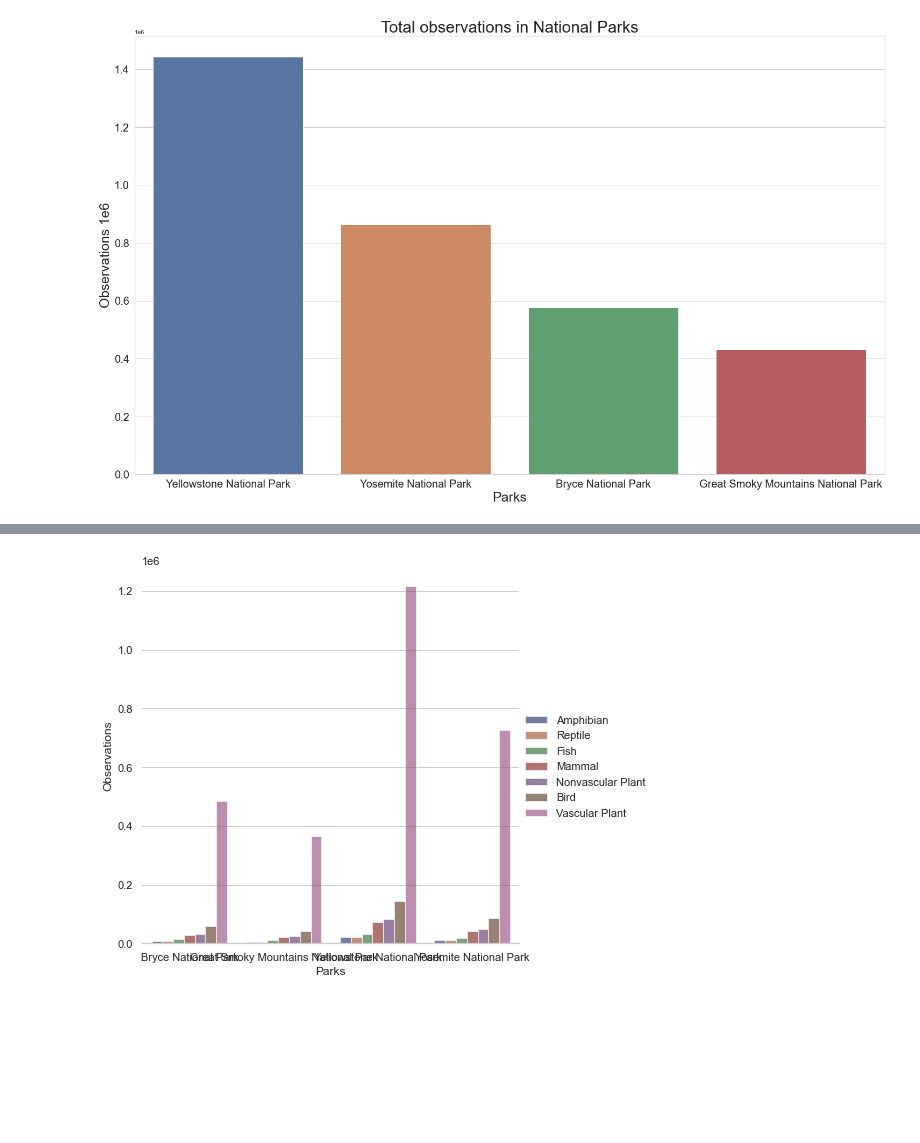
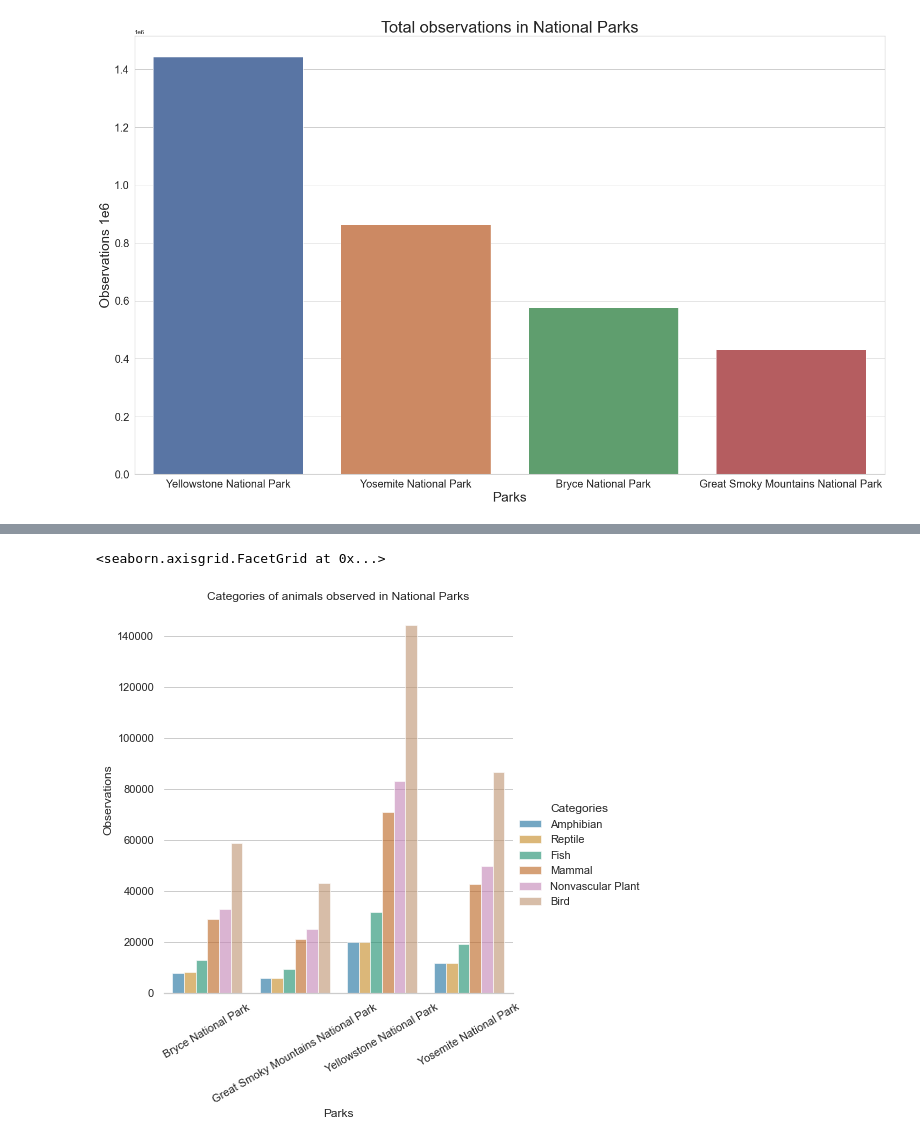
Before and after one commit to abass99/Biodiversity_In_National_Parks, a Jupyter notebook: biodiversity.ipynb, the cells around one changed output, grey strips where cells are left out. Drawn from its saved outputs; the diff is of its cells as text; code cells hidden in the pictures; blank space fills up the shorter version.

```diff
--- a/biodiversity.ipynb
+++ b/biodiversity.ipynb
@@ -208,0 +184,26 @@ ax1.axis('equal')
+# %%
+# subset of species_info
+scientific_category = species_info[["category", "scientific_name",
+                                    "common_names", "conservation_status"]]
+
+# observations and scientific_category (subset of species_info) merge
+observations_wcategory = pd.merge(observations, scientific_category, on=['scientific_name'], how='inner')
+
+# observations_wcategory grouped by park_name and category
+observations_parkCategory = observations_wcategory.groupby(['park_name','category']).\
+    sum("observations").sort_values(by=["park_name","observations"]).reset_index()
+
+# observations of categories in parks without Vascular Plant
+observations_parkCategory_notvascular = observations_parkCategory[observations_parkCategory.category
+                                                                  != "Vascular Plant"]
+# subset of parks
+def subset_park(parkname):
+    park_df = observations_parkCategory[observations_parkCategory.park_name == parkname].reset_index()
+    park_df["observation_ratio"] = park_df.observations / park_df.observations.sum() * 100
+    park_df = park_df.drop(columns= ["index"])
+    return park_df
+
+bryce = subset_park("Bryce National Park")
+smoky = subset_park("Great Smoky Mountains National Park")
+yellow = subset_park("Yellowstone National Park")
+yosemite = subset_park("Yosemite National Park")
@@ -209,10 +219,13 @@ ax1.axis('equal')
 # %%
 g = sns.catplot(
-    data=observations_parkCategory, kind="bar",
+    data=observations_parkCategory_notvascular, kind="bar",
     x="park_name", y="observations", hue="category",
-    ci="sd", palette="dark", alpha=.6, height=6)
+    ci="sd", palette="colorblind", alpha=.6, height=6)
 g.despine(left=True)
 g.set_axis_labels("Parks", "Observations")
-g.legend.set_title("")
+g.legend.set_title("Categories")
+plt.title("Categories of animals observed in National Parks")
+g.set_xticklabels(rotation=30)
 # %% [output]
+<seaborn.axisgrid.FacetGrid at 0x...>
-[figure, old version]
+[figure, new version]
```
Also changed, not shown: parts of 8 cells of this notebook.
